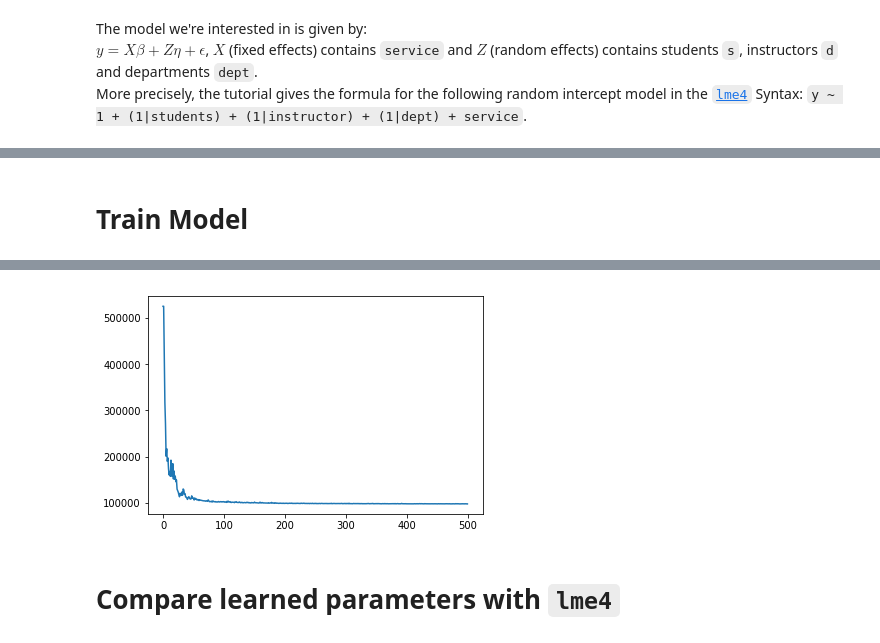
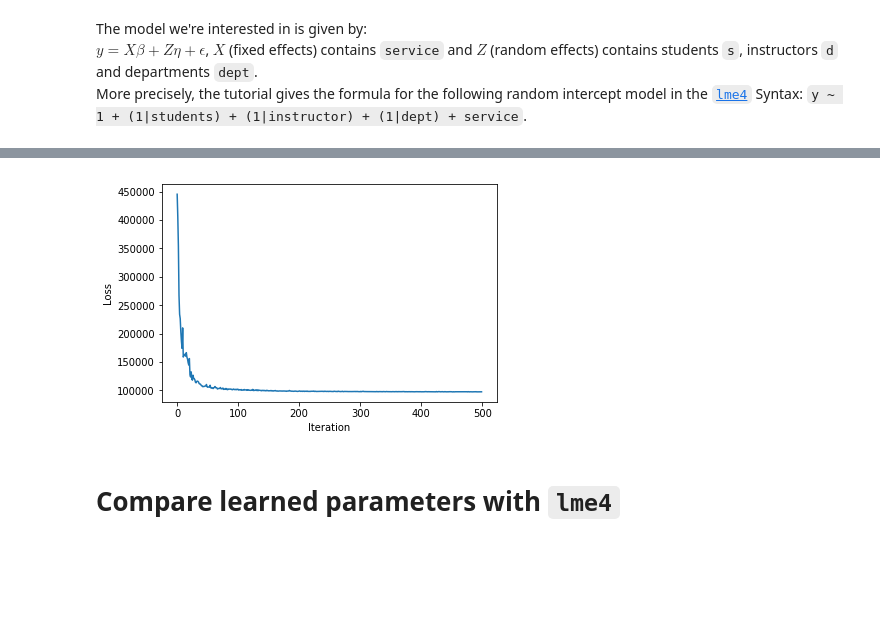
Before and after one commit to bklppr/pyro_examples, a Jupyter notebook: linear_mixed_effects_model.ipynb, the cells around one changed output, grey strips where cells are left out. Saved outputs shown, nothing was run; the diff lists cells and outputs as text; code cells hidden in the pictures; blank space fills up the shorter version.

```diff
--- a/linear_mixed_effects_model.ipynb
+++ b/linear_mixed_effects_model.ipynb
@@ -56,5 +65,37 @@ $y = X\beta + Z\eta + \epsilon$,
 $X$ (fixed effects) contains `service` and $Z$ (random effects) contains students `s`, instructors `d` and departments `dept`.<br>
 More precisely, the tutorial gives the formula for the following random intercept model in the [`lme4`](http://lme4.r-forge.r-project.org/) Syntax:
 `y ~ 1 + (1|students) + (1|instructor) + (1|dept) + service`.
+# %%
+def model(X, y, n_s, n_d, n_dept):
+    l = X.shape[0]
+    # set up fixed effects
+    mu = pyro.param('mu', torch.zeros(1))
+    service = pyro.param('service', torch.zeros(1))
+
+    sigma_s = pyro.param('sigma_s', torch.ones(1), constraint=constraints.positive)
+    sigma_d = pyro.param('sigma_d', torch.ones(1), constraint=constraints.positive)
+    sigma_dept = pyro.param('sigma_dept', torch.ones(1), constraint=constraints.positive)
+
+    # set up random effects
+    eta_s = pyro.sample('eta_s', Normal(torch.zeros(n_s), torch.ones(n_s)*sigma_s))
+    eta_d = pyro.sample('eta_d', Normal(torch.zeros(n_d), torch.ones(n_d)*sigma_d))
+    eta_dept = pyro.sample('eta_dept', Normal(torch.zeros(n_dept), torch.ones(n_dept)*sigma_dept))
+
+    yhat = torch.gather(eta_s, 0, X[:,1].long()) + torch.gather(eta_d, 0, X[:,2].long()) +\
+        torch.gather(eta_dept, 0, X[:,3].long()) + mu + service * X[:,0]
+
+    with pyro.plate('data_map', l):
+        pyro.sample('obs', Normal(yhat, torch.ones(l)), obs=y)
+        return yhat
+
+def guide(X, y, n_s, n_d, n_dept):
+    mean = {}
+    var = {}
+    sample = {}
+    for t, n in zip(['s', 'd', 'dept'], [n_s, n_d, n_dept]):
+        mean[f'eta_{t}'] = pyro.param(f'mean_eta_{t}', torch.zeros(n))
+        var[f'eta_{t}'] = pyro.param(f'var_eta_{t}', torch.ones(n), constraint=constraints.positive)
+        sample[f'eta_{t}'] = pyro.sample(f'eta_{t}', Normal(mean[f'eta_{t}'], var[f'eta_{t}']))
+    return sample
 # %%
 param_store = pyro.get_param_store()
@@ -95,2 +107,0 @@ def guide(X, y, n_s, n_d, n_dept):
-# %% [markdown]
-# Train Model
@@ -102,10 +108,13 @@ loss = []
 # %%
+%%time
 optimizer = Adam({"lr": 1.0e-1})
 
-svi = SVI(linear_mixed_effects_model, guide, optimizer, loss=Trace_ELBO())
+svi = SVI(model, guide, optimizer, loss=Trace_ELBO())
 
 n_train = 500
 loss += [svi.step(X, y, train['s'].max()+1, train['dcodes'].max()+1, train['deptcodes'].max()+1) for i in np.arange(n_train)]
 
-pd.Series(loss).plot();
+ax = pd.Series(loss).plot()
+ax.set_xlabel('Iteration')
+ax.set_ylabel('Loss');
 # %% [output]
@@ -112,3 +123,3 @@ pd.Series(loss).plot();
-[figure, old version]
+[figure, new version]
 # %% [markdown]
 # Compare learned parameters with `lme4`
```
Also changed, not shown: parts of 23 cells of this notebook.
